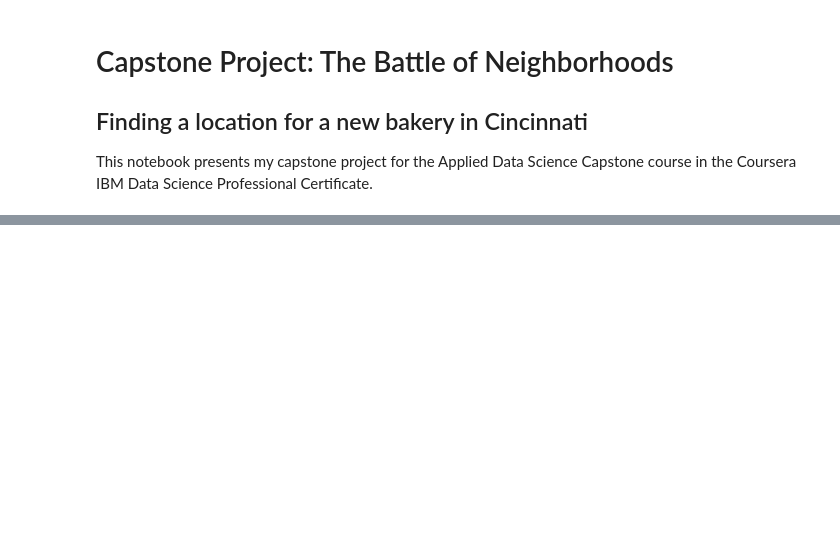
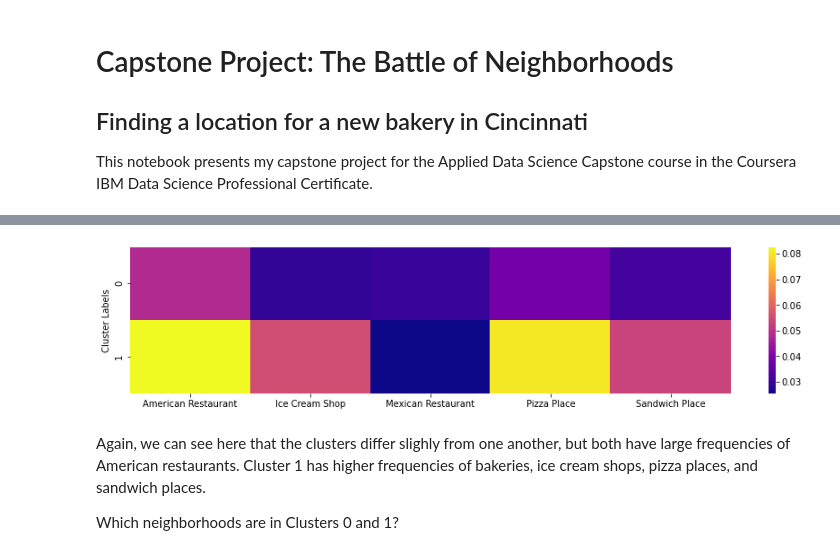
Before and after one commit to mariacfox/Coursera_Capstone, a Jupyter notebook: Capstone_Neighborhoods_Bakery.ipynb, the cells around one changed output, grey strips where cells are left out. Drawn from its saved outputs; the diff is of its cells as text; code cells hidden in the pictures; blank space fills up the shorter version.

```diff
--- a/Capstone_Neighborhoods_Bakery.ipynb
+++ b/Capstone_Neighborhoods_Bakery.ipynb
@@ -29,0 +700,6 @@ I will extract geographical coordinates for each neighborhood using `geopy` and
+# %%
+# run k-means clustering
+kmeans = KMeans(n_clusters=n, random_state=0).fit(X)
+
+# check cluster labels generated for each row in the dataframe
+kmeans.labels_[0:10]
@@ -29,0 +710,6 @@ I will extract geographical coordinates for each neighborhood using `geopy` and
+# %%
+cincy_grouped3 = cincy_all2.groupby('Neighborhood').mean().reset_index()
+
+# add clustering labels
+cincy_grouped3.insert(0, 'Cluster Labels', kmeans.labels_)
+cincy_grouped3.head()
@@ -29,0 +852,8 @@ I will extract geographical coordinates for each neighborhood using `geopy` and
+# %%
+# Extract candidate neighborhoods, i.e. neighborhoods in the same clusters as the neighborhoods with popular bakeries
+cand_neigh = cincy_grouped3[(cincy_grouped3['Cluster Labels'] == 0) | (cincy_grouped3['Cluster Labels'] == 1)]
+
+# remove categories with 0 frequencies
+cand_neigh.dropna(axis=1,how='all',inplace=True)
+cand_neigh.drop(['Neighborhood Latitude','Neighborhood Longitude','Venue Latitude','Venue Longitude','Distance'],axis=1,inplace=True)
+cand_neigh.head() # ignore warnings
@@ -29,0 +876,3 @@ I will extract geographical coordinates for each neighborhood using `geopy` and
+# %%
+cand_neigh_mn = cand_neigh.groupby('Cluster Labels').mean().transpose()
+cand_neigh_mn.head()
@@ -29,0 +886,10 @@ I will extract geographical coordinates for each neighborhood using `geopy` and
+# %%
+fig = plt.figure(figsize=(15,3))
+sns.heatmap(cand_neigh_mn[(cand_neigh_mn[0] > 0.025) & (cand_neigh_mn[1] > 0.025)].transpose(), annot=False, cmap='plasma')
+fig.savefig('heatmap2.png', bbox_inches='tight')
+# %% [output]
+[figure, added]
+# %% [markdown]
+Again, we can see here that the clusters differ slighly from one another, but both have large frequencies of American restaurants. Cluster 1 has higher frequencies of bakeries, ice cream shops, pizza places, and sandwich places.
+
+Which neighborhoods are in Clusters 0 and 1?
```
Also changed, not shown: parts of 125 cells of this notebook.
